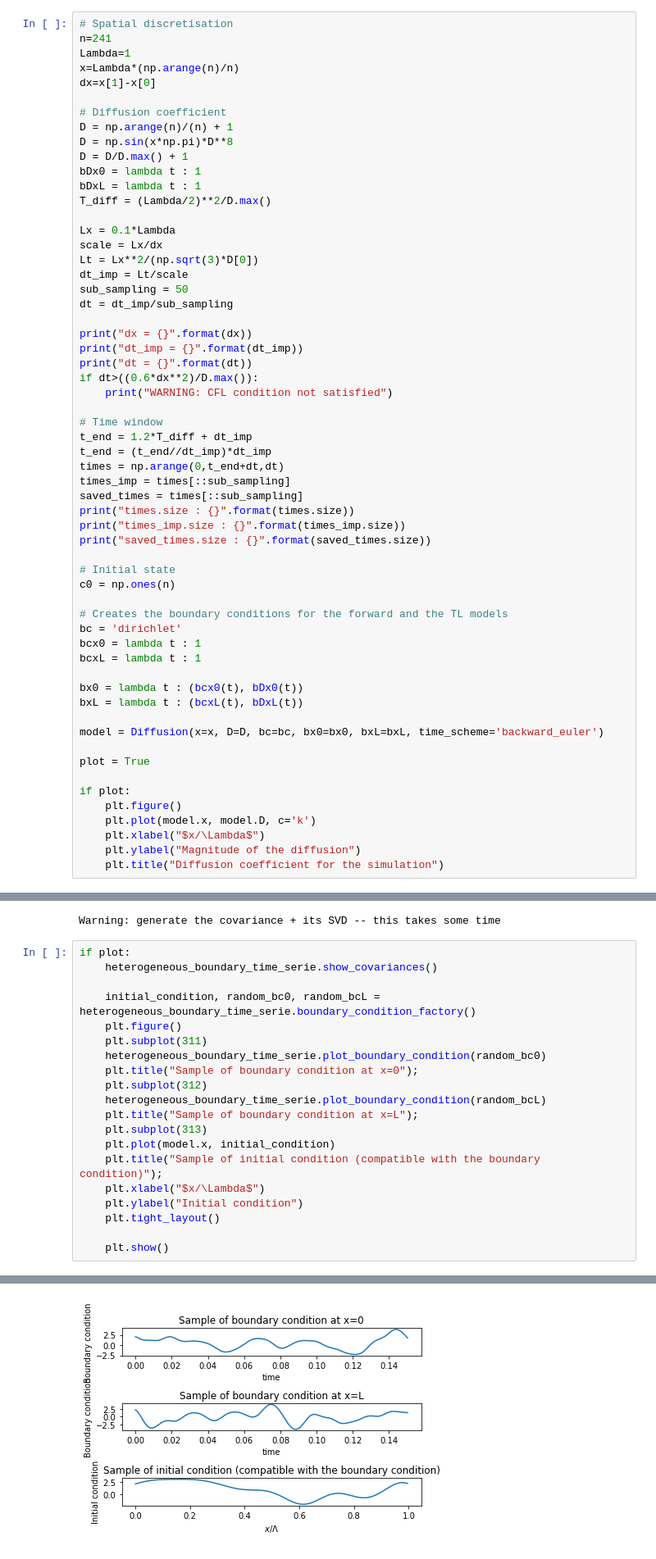
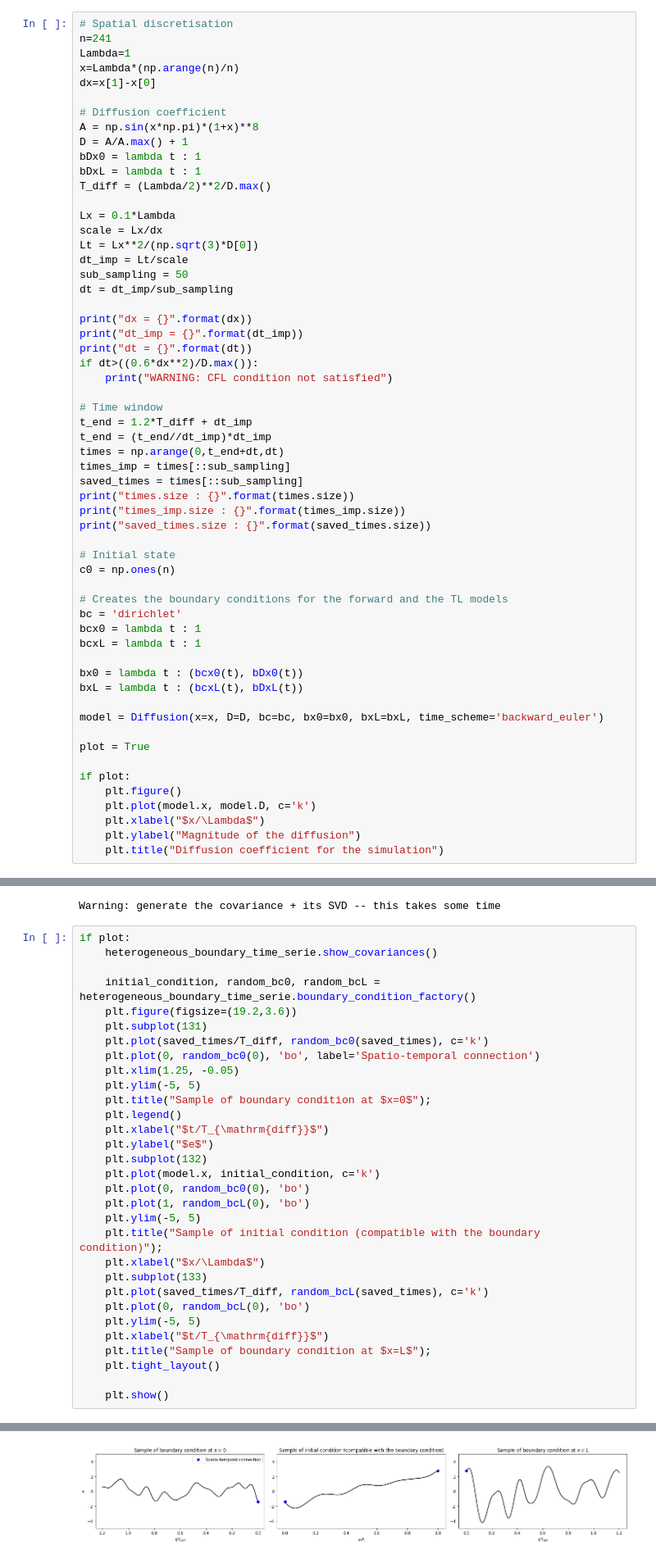
Before and after one commit to opannekoucke/pkf-boundary, a Jupyter notebook: notebooks/article-boundary-pkf-diffusion-dirichlet.ipynb, the cells around one changed output, grey strips where cells are left out. Shown: that part at 82% size. Drawn from its saved outputs; the diff is of its cells as text.

```diff
--- a/notebooks/article-boundary-pkf-diffusion-dirichlet.ipynb
+++ b/notebooks/article-boundary-pkf-diffusion-dirichlet.ipynb
@@ -21,9 +21,8 @@ x=Lambda*(np.arange(n)/n)
 dx=x[1]-x[0]
 
 # Diffusion coefficient
-D = np.arange(n)/(n) + 1
-D = np.sin(x*np.pi)*D**8
-D = D/D.max() + 1
+A = np.sin(x*np.pi)*(1+x)**8
+D = A/A.max() + 1
 bDx0 = lambda t : 1
 bDxL = lambda t : 1
 T_diff = (Lambda/2)**2/D.max()
@@ -109,26 +108,37 @@ Warning: generate the covariance + its SVD -- this takes some time
 # %%
 if plot:
     heterogeneous_boundary_time_serie.show_covariances()
 
     initial_condition, random_bc0, random_bcL = heterogeneous_boundary_time_serie.boundary_condition_factory()
-    plt.figure()
-    plt.subplot(311)
-    heterogeneous_boundary_time_serie.plot_boundary_condition(random_bc0)
-    plt.title("Sample of boundary condition at x=0");
-    plt.subplot(312)
-    heterogeneous_boundary_time_serie.plot_boundary_condition(random_bcL)
-    plt.title("Sample of boundary condition at x=L");
-    plt.subplot(313)
-    plt.plot(model.x, initial_condition)
+    plt.figure(figsize=(19.2,3.6))
+    plt.subplot(131)
+    plt.plot(saved_times/T_diff, random_bc0(saved_times), c='k')
+    plt.plot(0, random_bc0(0), 'bo', label='Spatio-temporal connection')
+    plt.xlim(1.25, -0.05)
+    plt.ylim(-5, 5)
+    plt.title("Sample of boundary condition at $x=0$");
+    plt.legend()
+    plt.xlabel("$t/T_{\mathrm{diff}}$")
+    plt.ylabel("$e$")
+    plt.subplot(132)
+    plt.plot(model.x, initial_condition, c='k')
+    plt.plot(0, random_bc0(0), 'bo')
+    plt.plot(1, random_bcL(0), 'bo')
+    plt.ylim(-5, 5)
     plt.title("Sample of initial condition (compatible with the boundary condition)");
     plt.xlabel("$x/\Lambda$")
-    plt.ylabel("Initial condition")
+    plt.subplot(133)
+    plt.plot(saved_times/T_diff, random_bcL(saved_times), c='k')
+    plt.plot(0, random_bcL(0), 'bo')
+    plt.ylim(-5, 5)
+    plt.xlabel("$t/T_{\mathrm{diff}}$")
+    plt.title("Sample of boundary condition at $x=L$");
     plt.tight_layout()
 
     plt.show()
 # %% [output]
 [figure]
-[figure, old version]
+[figure, new version]
 # %%
 heterogeneous_enkf_experiment = EnKFExperiment(model, heterogeneous_boundary_time_serie)
 Ne = 6400
```
Also changed, not shown: parts of 2 cells of this notebook, 2 other files.
